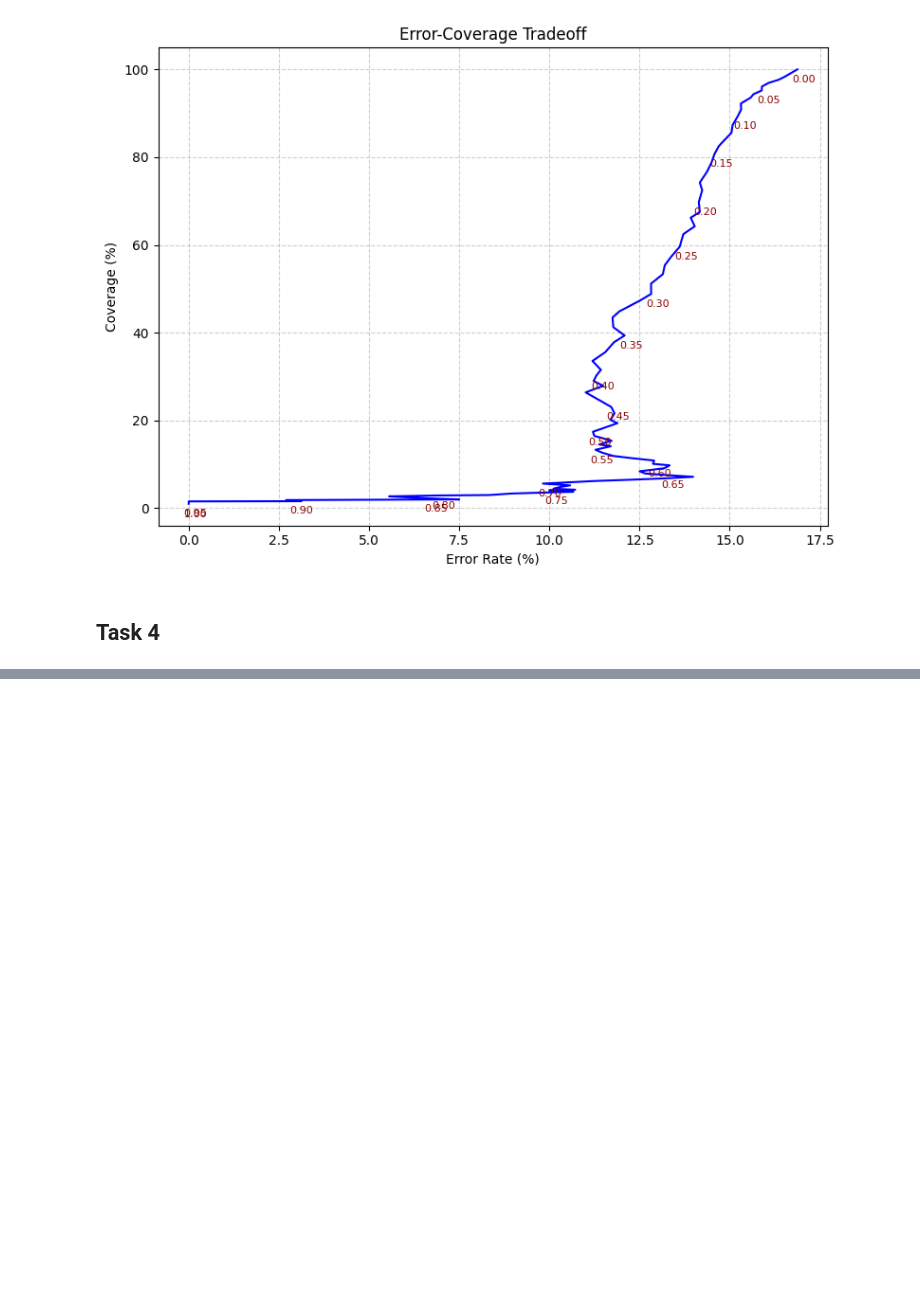
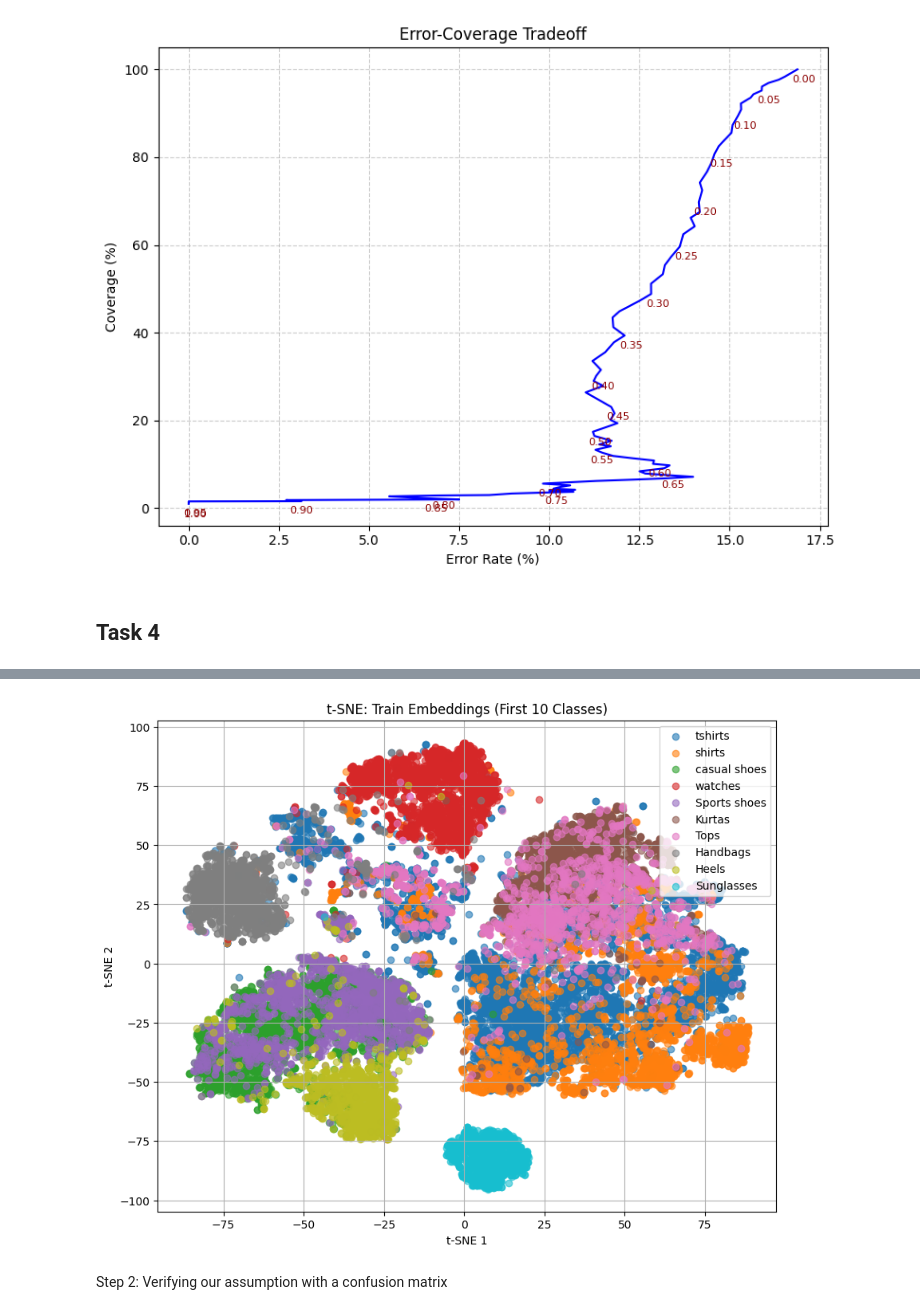
Before and after one commit to Yunus77-tue/ass1, a Jupyter notebook: ass1_cnn.ipynb, the cells around one changed output, grey strips where cells are left out. Drawn from its saved outputs; the diff is of its cells as text; code cells hidden in the pictures; blank space fills up the shorter version.

```diff
--- a/ass1_cnn.ipynb
+++ b/ass1_cnn.ipynb
@@ -1229,0 +1282,11 @@ plt.show()
+# %%
+train_mask = np.isin(train_labels, selected_classes)
+train_emb_selected = train_embeddings[train_mask]
+train_labels_selected = train_labels[train_mask]
+
+train_emb_2d = tsne.fit_transform(train_emb_selected)
+plot_tsne(train_emb_2d, train_labels_selected, "t-SNE: Train Embeddings (First 10 Classes)", class_names)
+# %% [output]
+[figure, added]
+# %% [markdown]
+Step 2: Verifying our assumption with a confusion matrix
```
Also changed, not shown: parts of 8 cells of this notebook.
